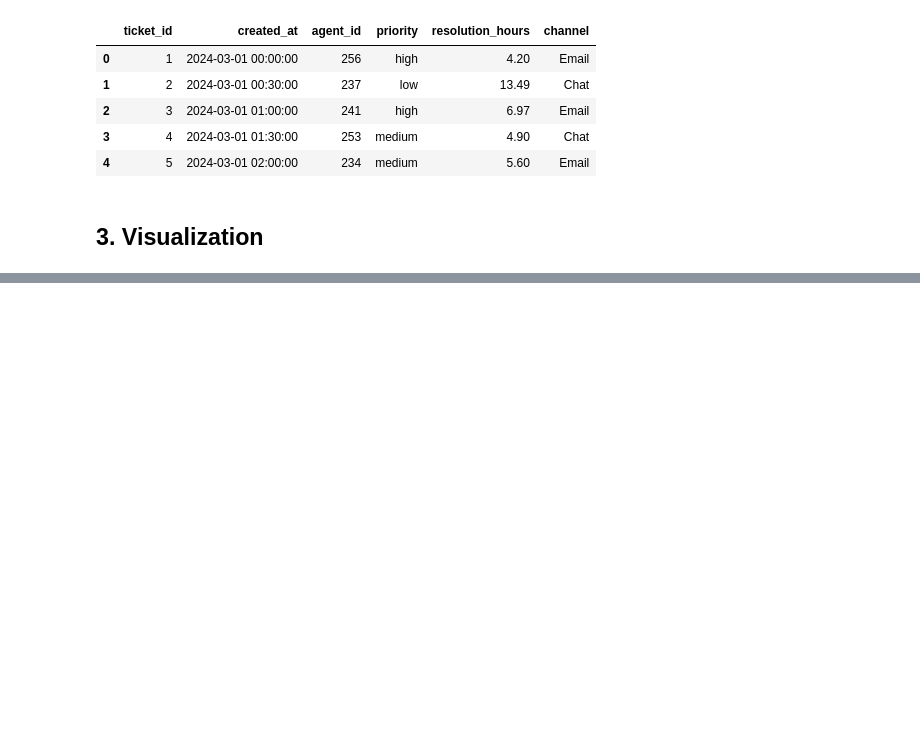
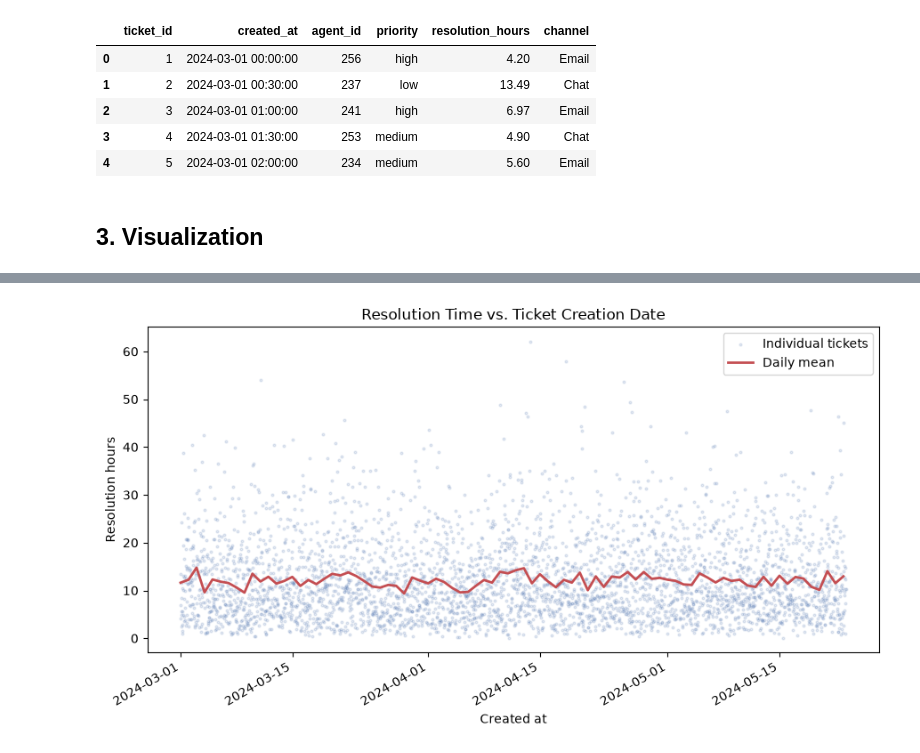
Before and after one commit to Timothious-arhamsoft/DailyTask, a Jupyter notebook: Eda_assessment/eda_assessment_solution.ipynb, the cells around one changed output, grey strips where cells are left out. Cells and saved outputs as stored; diff of their text form; code cells hidden in the pictures; blank space fills up the shorter version.

```diff
--- a/Eda_assessment/eda_assessment_solution.ipynb
+++ b/Eda_assessment/eda_assessment_solution.ipynb
@@ -202,0 +230,16 @@ clean.to_csv("tickets_clean.csv", index=False)
+# %%
+ts = clean.set_index("created_at")["resolution_hours"].sort_index()
+daily_mean = ts.resample("D").mean()
+
+fig, ax = plt.subplots(figsize=(9, 5))
+ax.scatter(ts.index, ts.values, s=4, alpha=0.15, color="#4C72B0", label="Individual tickets")
+ax.plot(daily_mean.index, daily_mean.values, color="#C44E52", linewidth=2, label="Daily mean")
+ax.set_title("Resolution Time vs. Ticket Creation Date")
+ax.set_xlabel("Created at")
+ax.set_ylabel("Resolution hours")
+ax.legend()
+fig.autofmt_xdate()
+fig.tight_layout()
+fig.savefig("chart_relationship.png", dpi=150)
+# %% [output]
+[figure, added]
```
Also changed, not shown: parts of 9 cells of this notebook, 5 other files.
